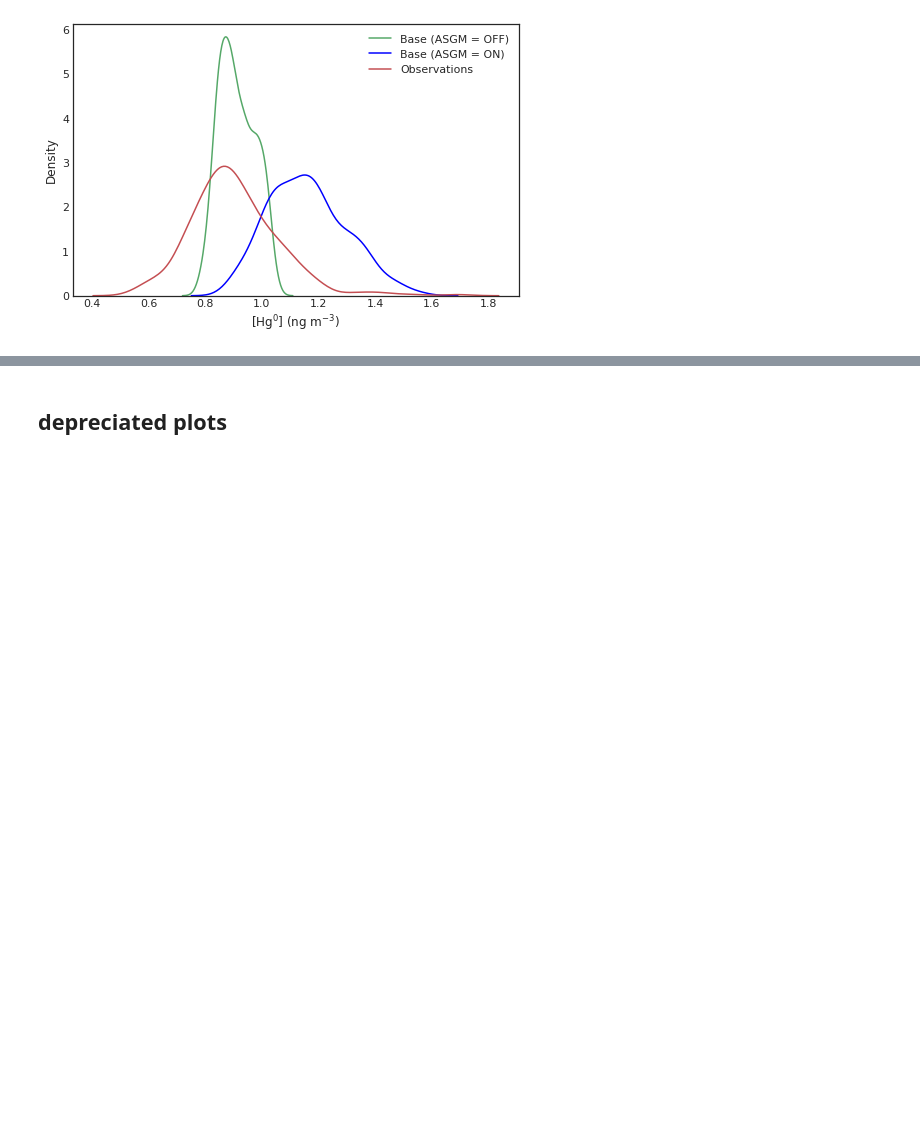
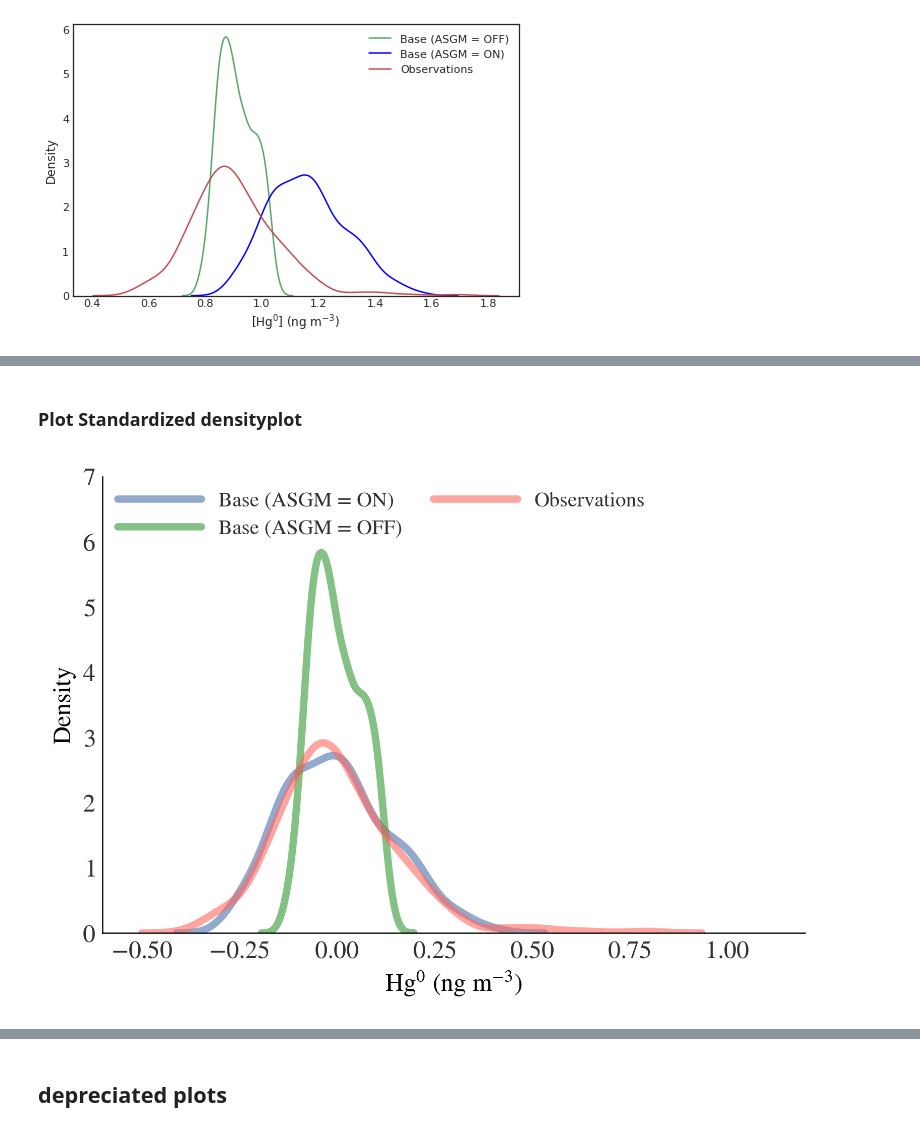
Before and after one commit to Shakes-tzd/MIT_TPP_thesis, a Jupyter notebook: JPnotebooks/Time series plots .ipynb, the cells around one changed output, grey strips where cells are left out. Saved outputs shown, nothing was run; the diff lists cells and outputs as text; code cells hidden in the pictures; blank space fills up the shorter version.

```diff
--- a/JPnotebooks/Time series plots .ipynb
+++ b/JPnotebooks/Time series plots .ipynb
@@ -293,0 +386,3 @@ plt.show()
+# %%
+df_nc_standardized =(df_normal_conditions-df_normal_conditions.mean())
+df_nc_standardized.head(3)
@@ -293,0 +395,8 @@ plt.show()
+# %% [markdown]
+### Plot Standardized densityplot
+# %%
+file_directory = '/home/tzd/fs03/d1/tzd/Data_analysis/MIT_TPP_thesis/figures/ModelvsObs/'
+file_name = '06-12-22_models_vs_observations_density-plot_std.pdf'
+density_plot_compare(df_nc_standardized,file_name,file_directory)
+# %% [output]
+[figure, added]
```
Also changed, not shown: parts of 12 cells of this notebook, 6 other files.
